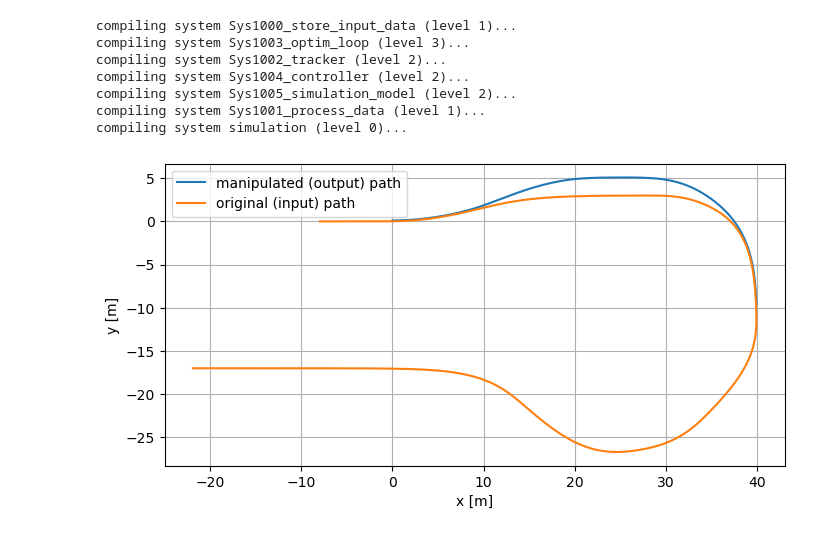
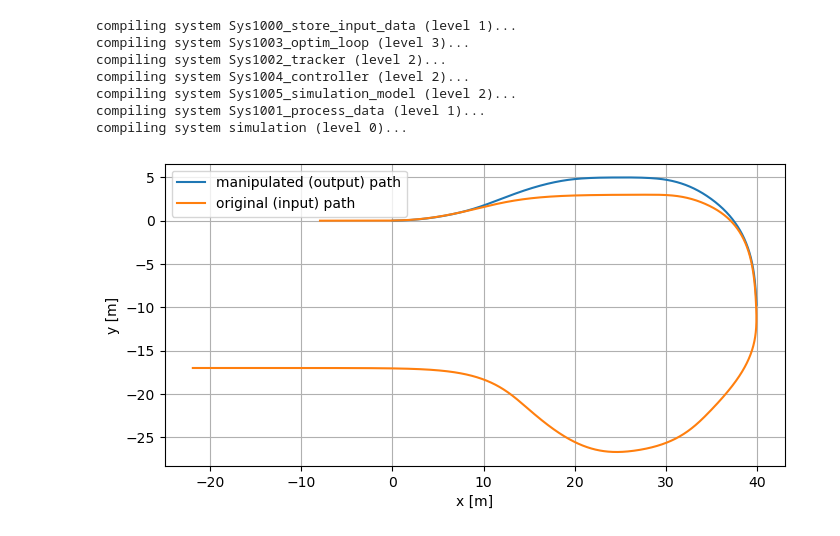
Before and after one commit to christianausb/vehicleControl, a Jupyter notebook: lateral_path_transformation.ipynb, the cells around one changed output. Cells and saved outputs as stored; diff of their text form; code cells hidden in the pictures.

```diff
--- a/lateral_path_transformation.ipynb
+++ b/lateral_path_transformation.ipynb
@@ -190,14 +191,14 @@ compiling system simulation (level 0)...
 # %%
 lateral_profile = generate_one_dimensional_motion(Ts, T_phase1=1, T_phase2=3, T_phase3=1, T_phase4=3, T_phase5=2)
 output_path = path_transform_custom.run_lateral_path_transformer( path_generator, lateral_profile )
 
 plt.figure(figsize=(8,4), dpi=100)
-plt.plot( output_path['X'], output_path['Y']+0.1 )
+plt.plot( output_path['X'], output_path['Y'] )
 plt.plot( track_data['X'], track_data['Y'] )
 plt.legend(['manipulated (output) path', 'original (input) path'])
 plt.grid()
 plt.xlabel('x [m]')
 plt.ylabel('y [m]')
 plt.show()
 # %% [output]
-[figure, old version]
+[figure, new version]
```
Also changed, not shown: parts of 8 cells of this notebook, 3 other files.
